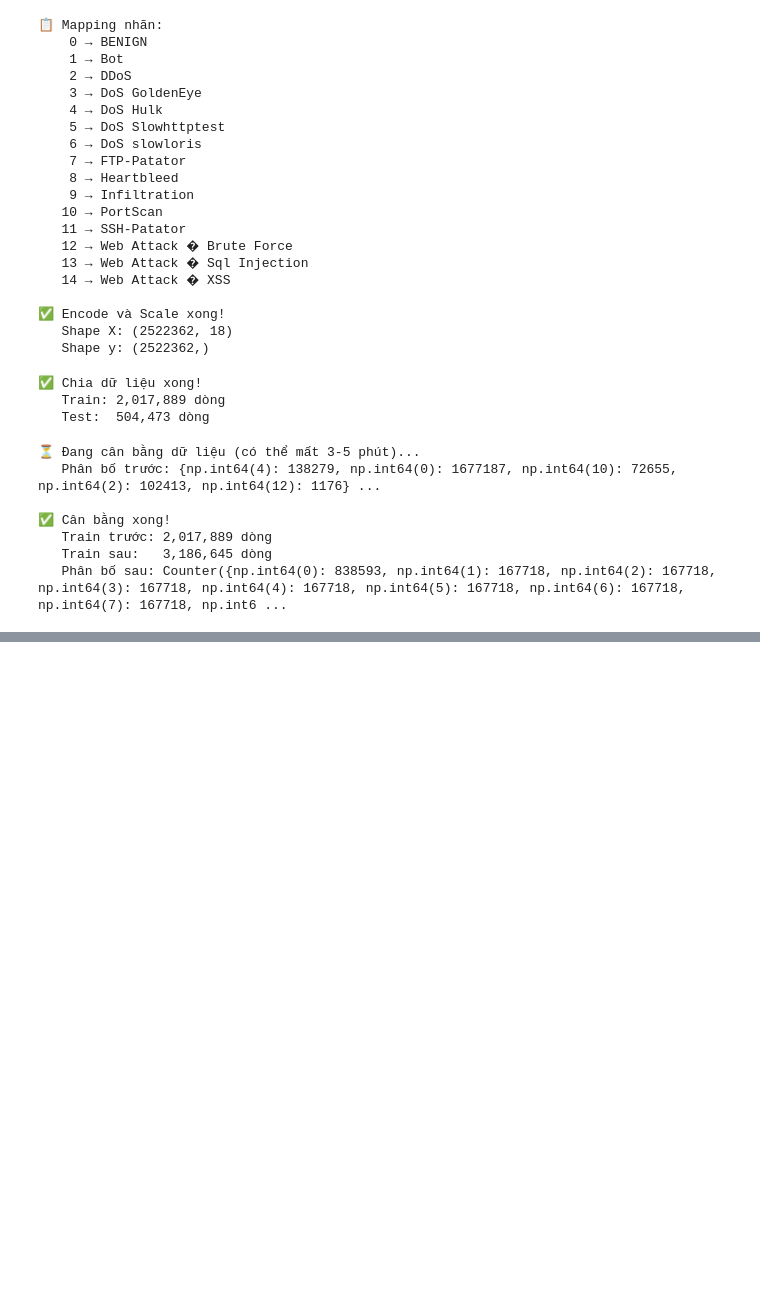
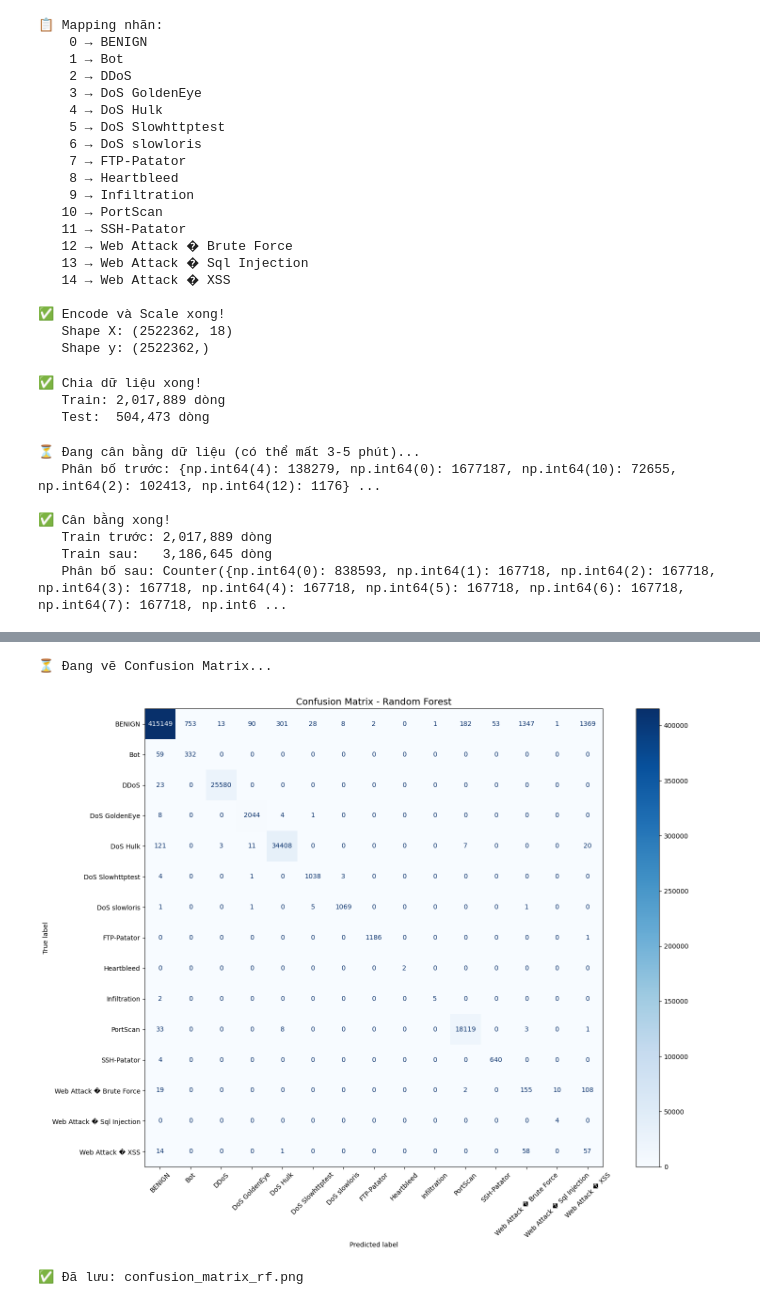
Before and after one commit to dylangk2005/Network-Instruction-Detection-ML, a Jupyter notebook: Network_IDS_ML.ipynb, the cells around one changed output, grey strips where cells are left out. Cells and saved outputs as stored; diff of their text form; code cells hidden in the pictures; blank space fills up the shorter version.

Commit message:
feat: train and compare 5 ML models, save best model in drive (Random Forest)

```diff
--- a/Network_IDS_ML.ipynb
+++ b/Network_IDS_ML.ipynb
@@ -353,0 +568,18 @@ print(f"   Phân bố sau: {Counter(y_train_bal)}")
+# %%
+# ============================================================
+# CELL 16: Model 5 - Random Forest (Best Model)
+# ============================================================
+from sklearn.ensemble import RandomForestClassifier
+
+print("🤖 Training Random Forest...")
+start = time.time()
+
+rf = RandomForestClassifier(n_estimators=100, random_state=42, n_jobs=-1)
+rf.fit(X_train_sample, y_train_sample)
+y_pred_rf = rf.predict(X_test)
+
+elapsed = time.time() - start
+results['Random Forest'] = y_pred_rf
+print(f"⏱️ Thời gian: {elapsed:.1f}s")
+print("\n📊 Classification Report:")
+print(classification_report(y_test, y_pred_rf, target_names=le.classes_))
@@ -353,0 +604,25 @@ print(f"   Phân bố sau: {Counter(y_train_bal)}")
+# %%
+# ============================================================
+# CELL 17: Vẽ Confusion Matrix cho Random Forest
+# ============================================================
+from sklearn.metrics import ConfusionMatrixDisplay
+import matplotlib.pyplot as plt
+
+print("⏳ Đang vẽ Confusion Matrix...")
+
+fig, ax = plt.subplots(figsize=(16, 12))
+cm = confusion_matrix(y_test, y_pred_rf)
+disp = ConfusionMatrixDisplay(
+    confusion_matrix=cm,
+    display_labels=le.classes_
+)
+disp.plot(ax=ax, colorbar=True, xticks_rotation=45, cmap='Blues')
+plt.title('Confusion Matrix - Random Forest', fontsize=14)
+plt.tight_layout()
+plt.savefig('confusion_matrix_rf.png', dpi=150, bbox_inches='tight')
+plt.show()
+print("✅ Đã lưu: confusion_matrix_rf.png")
+# %% [output]
+⏳ Đang vẽ Confusion Matrix...
+[figure, added]
+✅ Đã lưu: confusion_matrix_rf.png
```
Also changed, not shown: parts of 9 cells of this notebook, 1 other file.
